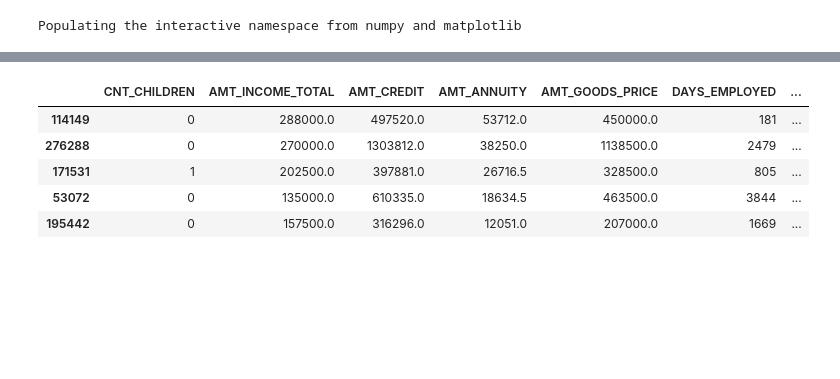
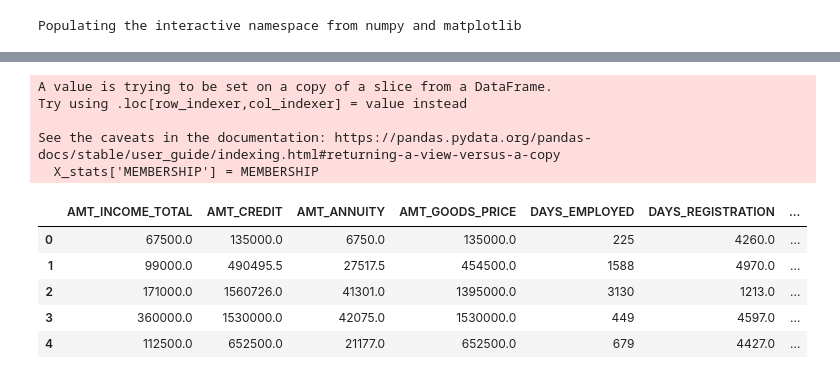
Before and after one commit to volantinho/P7_OC, a Jupyter notebook: P07_03_clustering.ipynb, the cells around one changed output, grey strips where cells are left out. Cells and saved outputs as stored; diff of their text form; code cells hidden in the pictures; blank space fills up the shorter version.

```diff
--- a/P07_03_clustering.ipynb
+++ b/P07_03_clustering.ipynb
@@ -49,26 +38,27 @@ X.head()
 # %%
+%%time
 from sklearn import cluster, metrics
 
 # Initialization, empty list
 silhouettes = []
 
-for num_clusters in range(2, 15):
+for num_clusters in range(5, 15):
 
     # Creating KMEANS for each number of clusters
     cls = cluster.KMeans(n_clusters=num_clusters)
 
     # Fitting model
-    cls.fit(X)
+    cls.fit(X_stats)
 
     # Silhouette_score for each model
-    silh = metrics.silhouette_score(X,cls.labels_)
+    silh = metrics.silhouette_score(X_stats,cls.labels_)
 
     # Adding score in empty list for each model
     silhouettes.append(silh)
 
 
 
-plt.plot(range(2, 15), silhouettes, marker = 'o')
+plt.plot(range(5, 15), silhouettes, marker = 'o')
 plt.title('Searching for Elbow')
 plt.xlabel('Clusters')
 plt.ylabel('Inertia')
@@ -79,17 +73,17 @@ Text(0, 0.5, 'Inertia')
 from sklearn import cluster, metrics
 from sklearn.decomposition import PCA
 
-cls = cluster.KMeans(n_clusters = 12)
+cls = cluster.KMeans(n_clusters = 8)
 
 # Creating PCA
 pca = PCA(n_components = 2)
 
 # Fit
-pca.fit(X)
+pca.fit(X_stats)
 
 # We want to see the explained variance of our 2 features
 print (pca.explained_variance_ratio_.cumsum())
 
 # Transforming our X in 2 dimensions
-X_trans_2= pca.transform(X)
+X_trans_2= pca.transform(X_stats)
 # %% [output]
@@ -98,7 +92,7 @@ X_trans_2= pca.transform(X)
 fig = plt.figure(figsize = [16,6])
 
 # 3 clusters
-cls = cluster.KMeans(n_clusters = 12)
+cls = cluster.KMeans(n_clusters = 8)
 cls.fit(X_trans_2)
 
 #
@@ -118,7 +112,7 @@ ax.set_ylabel('Component_2')
 
 
 # Title
-plt.title("12 CLUSTERS", fontsize = 14)
+plt.title(" 8 CLUSTERS", fontsize = 14)
 
 plt.tight_layout()
 plt.show()
@@ -127,6 +125,6 @@ plt.show()
 # %%
 # fitting with our data
-km = cls.fit(X)
+km = cluster.KMeans(n_clusters = 8).fit(X_stats)
 # %%
 km
 # %% [output]
@@ -148,13 +214,18 @@ km.labels_.shape
 # %%
 # Adding membership group on your DataFrame
 
 MEMBERSHIP = km.labels_
-X['MEMBERSHIP'] = MEMBERSHIP
-X.head()
+X_stats['MEMBERSHIP'] = MEMBERSHIP
+X_stats.head()
 # %% [output]
+A value is trying to be set on a copy of a slice from a DataFrame.
+Try using .loc[row_indexer,col_indexer] = value instead
+
+See the caveats in the documentation: https://pandas.pydata.org/pandas-docs/stable/user_guide/indexing.html#returning-a-view-versus-a-copy
+  X_stats['MEMBERSHIP'] = MEMBERSHIP
-|  | CNT_CHILDREN | AMT_INCOME_TOTAL | AMT_CREDIT | AMT_ANNUITY | AMT_GOODS_PRICE | DAYS_EMPLOYED | ... |
-| 114149 | 0 | 288000.0 | 497520.0 | 53712.0 | 450000.0 | 181 | ... |
-| 276288 | 0 | 270000.0 | 1303812.0 | 38250.0 | 1138500.0 | 2479 | ... |
-| 171531 | 1 | 202500.0 | 397881.0 | 26716.5 | 328500.0 | 805 | ... |
-| 53072 | 0 | 135000.0 | 610335.0 | 18634.5 | 463500.0 | 3844 | ... |
-| 195442 | 0 | 157500.0 | 316296.0 | 12051.0 | 207000.0 | 1669 | ... |
+|  | AMT_INCOME_TOTAL | AMT_CREDIT | AMT_ANNUITY | AMT_GOODS_PRICE | DAYS_EMPLOYED | DAYS_REGISTRATION | ... |
+| 0 | 67500.0 | 135000.0 | 6750.0 | 135000.0 | 225 | 4260.0 | ... |
+| 1 | 99000.0 | 490495.5 | 27517.5 | 454500.0 | 1588 | 4970.0 | ... |
+| 2 | 171000.0 | 1560726.0 | 41301.0 | 1395000.0 | 3130 | 1213.0 | ... |
+| 3 | 360000.0 | 1530000.0 | 42075.0 | 1530000.0 | 449 | 4597.0 | ... |
+| 4 | 112500.0 | 652500.0 | 21177.0 | 652500.0 | 679 | 4427.0 | ... |
```
Also changed, not shown: parts of 78 cells of this notebook, 2 other files.
